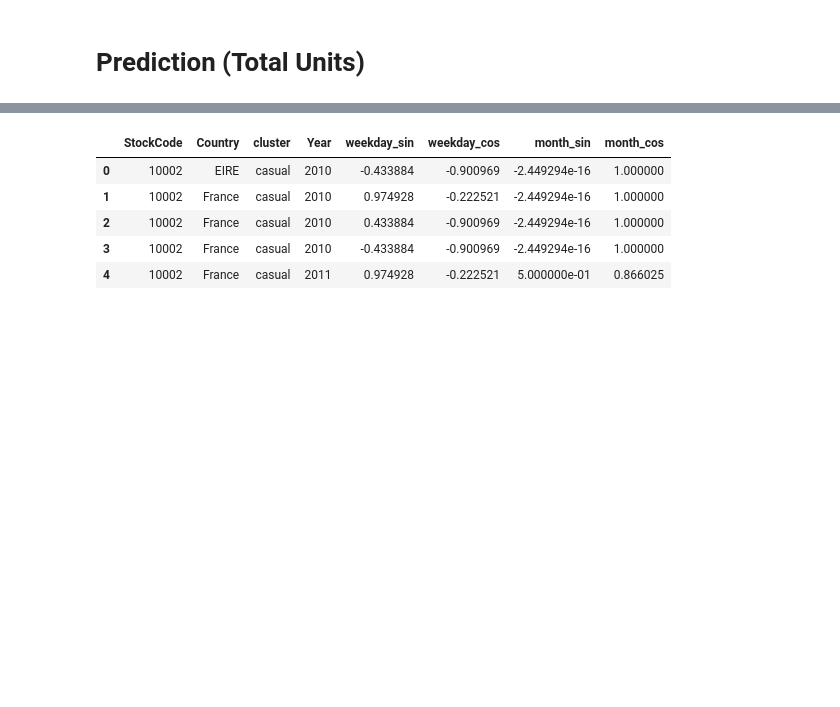
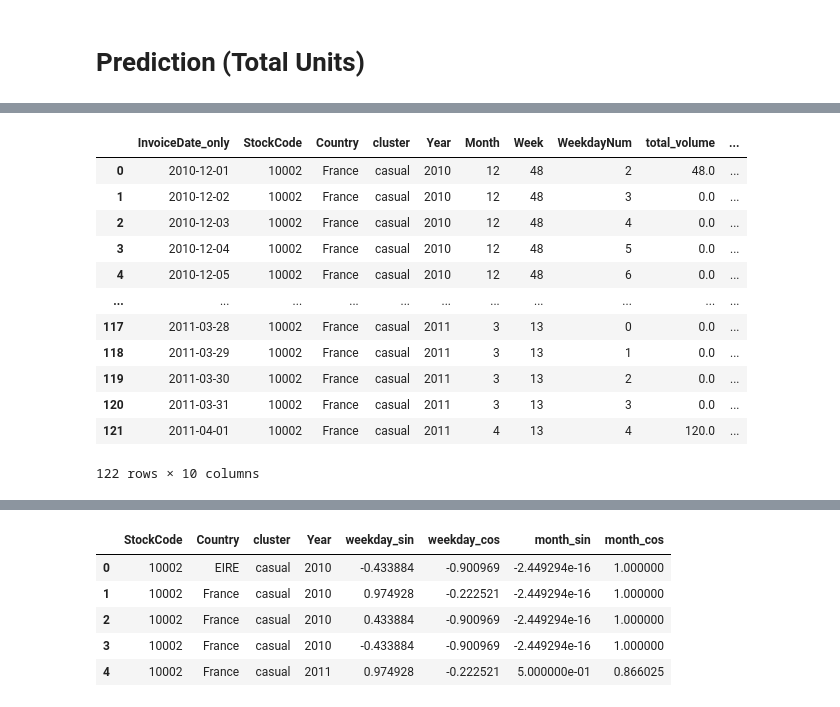
Before and after one commit to MertKir-R/E-commerce_dataset, a Jupyter notebook: ecommerce.ipynb, the cells around one changed output, grey strips where cells are left out. Cells and saved outputs as stored; diff of their text form; code cells hidden in the pictures; blank space fills up the shorter version.

```diff
--- a/ecommerce.ipynb
+++ b/ecommerce.ipynb
@@ -1216 +1230,17 @@ train_completed_final_grouped.head()
+# %%
+data_completed_final_cluster_grouped[(data_completed_final_cluster_grouped['StockCode'] == "10002") & (data_completed_final_cluster_grouped['Country'] == 'France')]
+# %% [output]
+|  | InvoiceDate_only | StockCode | Country | cluster | Year | Month | Week | WeekdayNum | total_volume | ... |
+| 0 | 2010-12-01 | 10002 | France | casual | 2010 | 12 | 48 | 2 | 48.0 | ... |
+| 1 | 2010-12-02 | 10002 | France | casual | 2010 | 12 | 48 | 3 | 0.0 | ... |
+| 2 | 2010-12-03 | 10002 | France | casual | 2010 | 12 | 48 | 4 | 0.0 | ... |
+| 3 | 2010-12-04 | 10002 | France | casual | 2010 | 12 | 48 | 5 | 0.0 | ... |
+| 4 | 2010-12-05 | 10002 | France | casual | 2010 | 12 | 48 | 6 | 0.0 | ... |
+| ... | ... | ... | ... | ... | ... | ... | ... | ... | ... | ... |
+| 117 | 2011-03-28 | 10002 | France | casual | 2011 | 3 | 13 | 0 | 0.0 | ... |
+| 118 | 2011-03-29 | 10002 | France | casual | 2011 | 3 | 13 | 1 | 0.0 | ... |
+| 119 | 2011-03-30 | 10002 | France | casual | 2011 | 3 | 13 | 2 | 0.0 | ... |
+| 120 | 2011-03-31 | 10002 | France | casual | 2011 | 3 | 13 | 3 | 0.0 | ... |
+| 121 | 2011-04-01 | 10002 | France | casual | 2011 | 4 | 13 | 4 | 120.0 | ... |
+122 rows × 10 columns
 # %%
```
Also changed, not shown: parts of 18 cells of this notebook, 1 other file.
